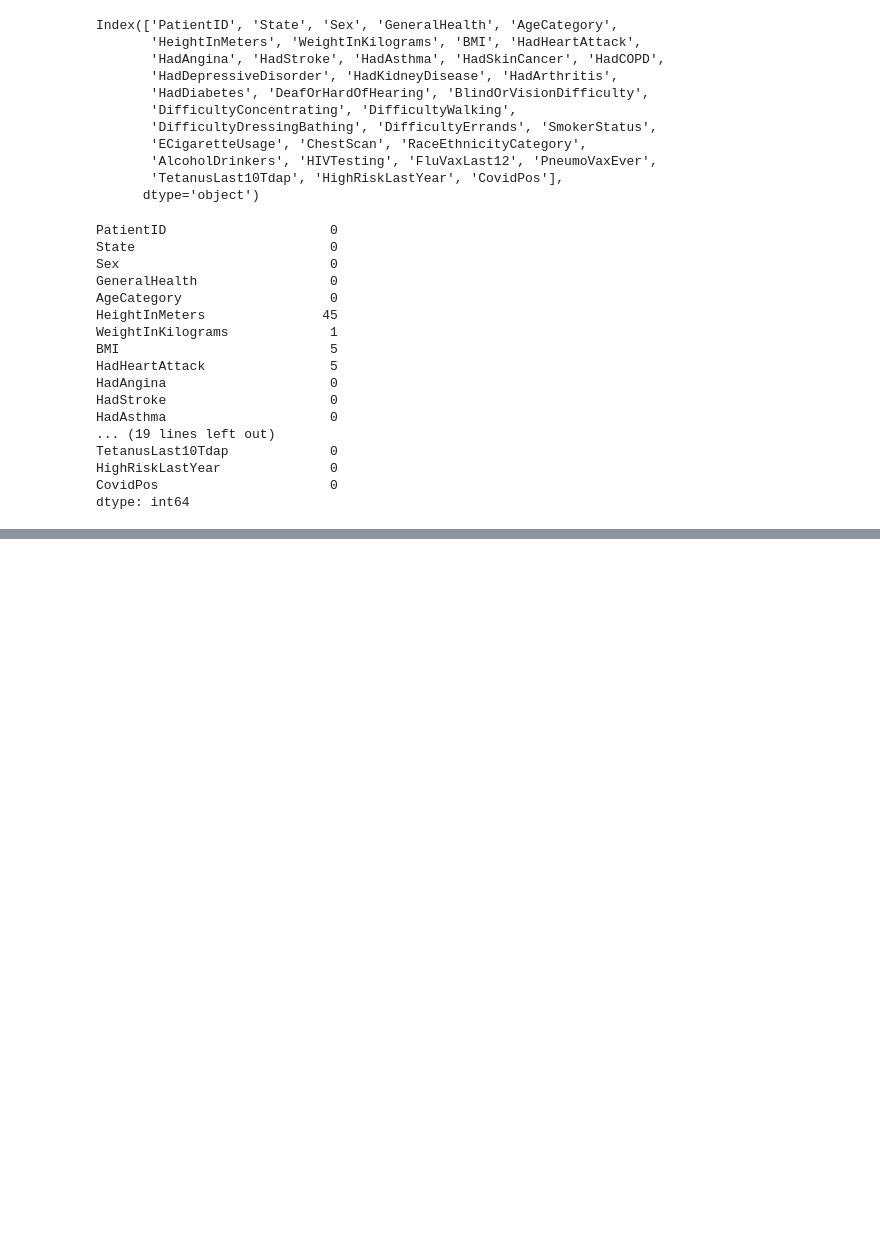
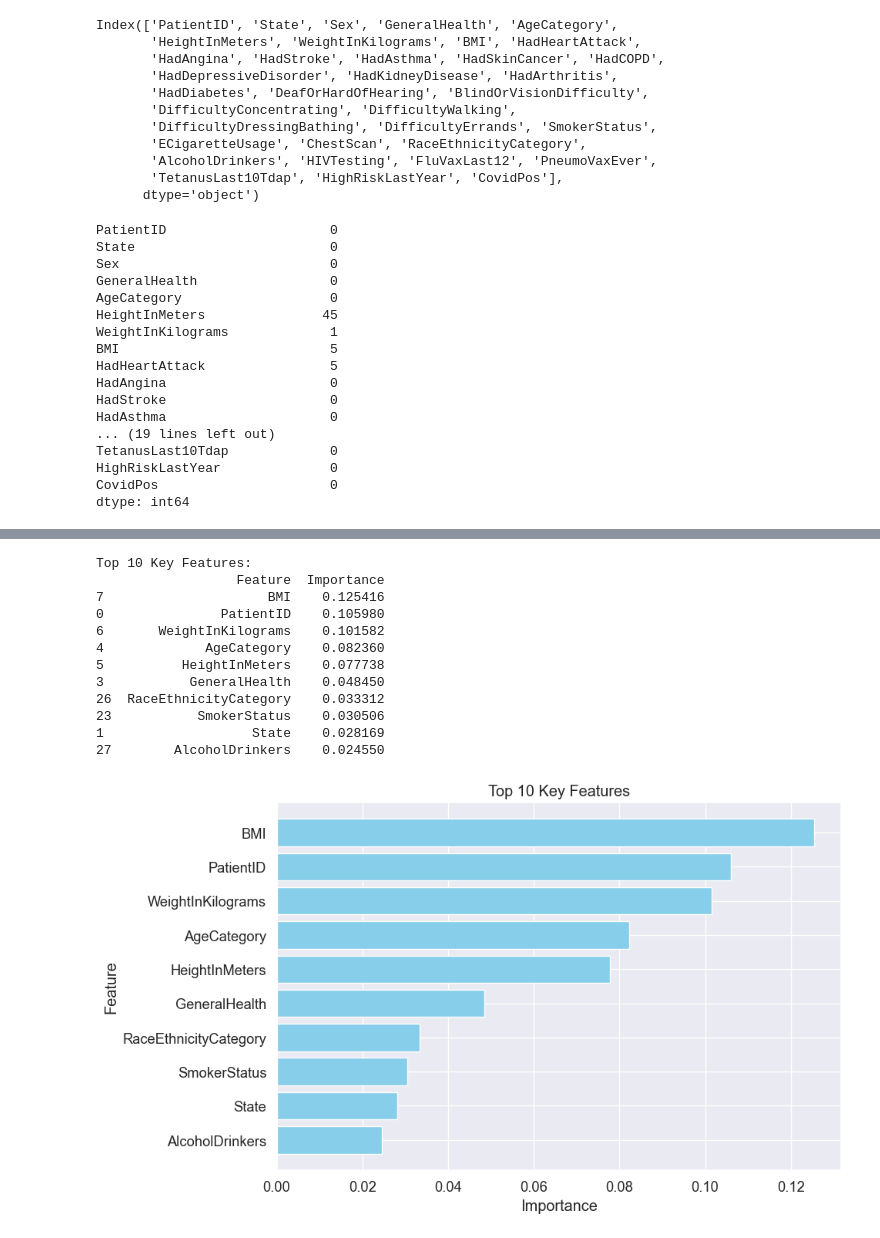
Before and after one commit to Mohamedashraf2005/DataVista, a Jupyter notebook: Core/EDA,ML/DAproject.ipynb, the cells around one changed output, grey strips where cells are left out. Drawn from its saved outputs; the diff is of its cells as text; code cells hidden in the pictures; blank space fills up the shorter version.

Commit message:
modified ml model page , data analysis

```diff
--- a/Core/EDA,ML/DAproject.ipynb
+++ b/Core/EDA,ML/DAproject.ipynb
@@ -1352,0 +1344,57 @@ weighted avg       0.75      0.72      0.73      1000
+# %%
+# Train a Random Forest model and extract feature importance
+from sklearn.ensemble import RandomForestClassifier
+from sklearn.model_selection import train_test_split
+import pandas as pd
+import matplotlib.pyplot as plt
+
+# Assuming 'df' is your dataset and 'HadDiabetes' is the target column
+target_column = 'HadDiabetes'
+X = df.drop(columns=[target_column])
+y = df[target_column]
+
+# Encode categorical variables
+X = pd.get_dummies(X, drop_first=True)
+
+# Split the dataset into training and testing sets
+X_train, X_test, y_train, y_test = train_test_split(X, y, test_size=0.2, random_state=42)
+
+# Train a Random Forest model
+rf_model = RandomForestClassifier(n_estimators=100, random_state=42)
+rf_model.fit(X_train, y_train)
+
+# Extract feature importance
+feature_importances = rf_model.feature_importances_
+features = X.columns
+
+# Create a DataFrame for feature importance
+importance_df = pd.DataFrame({'Feature': features, 'Importance': feature_importances})
+importance_df = importance_df.sort_values(by='Importance', ascending=False)
+
+# Display the top 10 features
+print("Top 10 Key Features:")
+print(importance_df.head(10))
+
+# Plot the top 10 features
+plt.figure(figsize=(10, 6))
+plt.barh(importance_df['Feature'].head(10), importance_df['Importance'].head(10), color='skyblue')
+plt.gca().invert_yaxis()  # Invert y-axis for better readability
+plt.xlabel('Importance')
+plt.ylabel('Feature')
+plt.title('Top 10 Key Features')
+plt.tight_layout()
+plt.show()
+# %% [output]
+Top 10 Key Features:
+                  Feature  Importance
+7                     BMI    0.125416
+0               PatientID    0.105980
+6       WeightInKilograms    0.101582
+4             AgeCategory    0.082360
+5          HeightInMeters    0.077738
+3           GeneralHealth    0.048450
+26  RaceEthnicityCategory    0.033312
+23           SmokerStatus    0.030506
+1                   State    0.028169
+27        AlcoholDrinkers    0.024550
+[figure, added]
```
Also changed, not shown: parts of 31 cells of this notebook, 5 other files.
